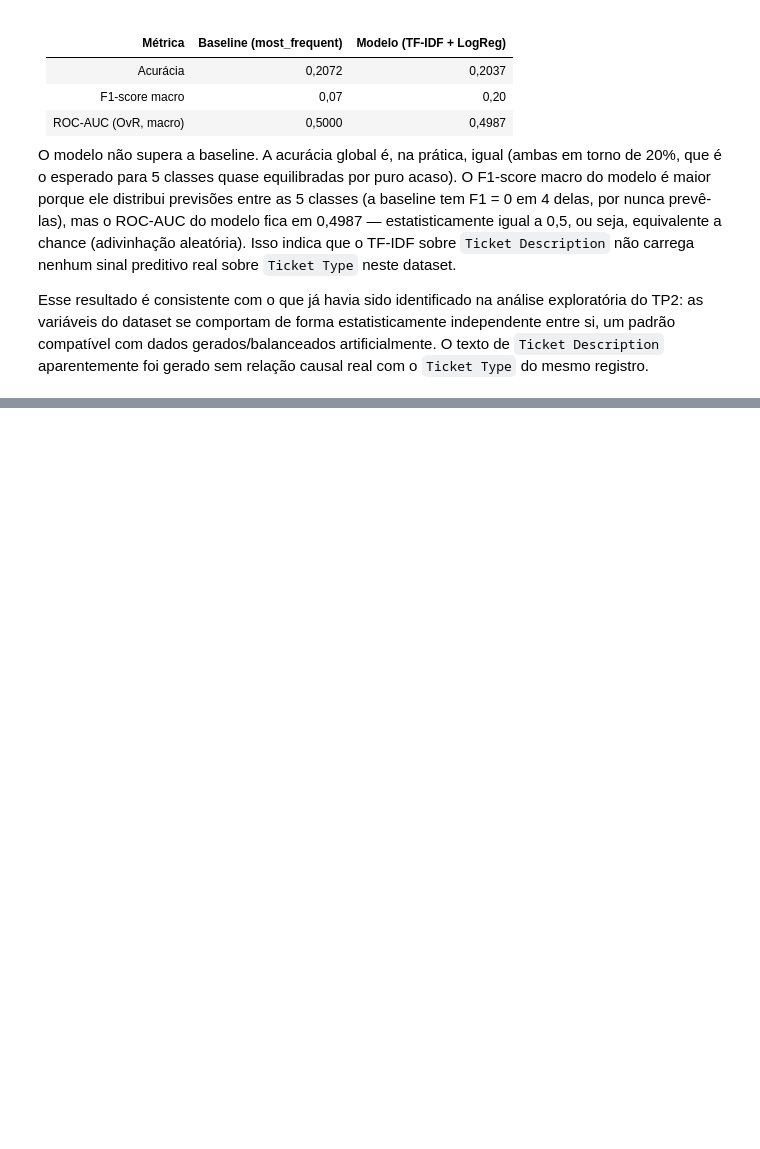
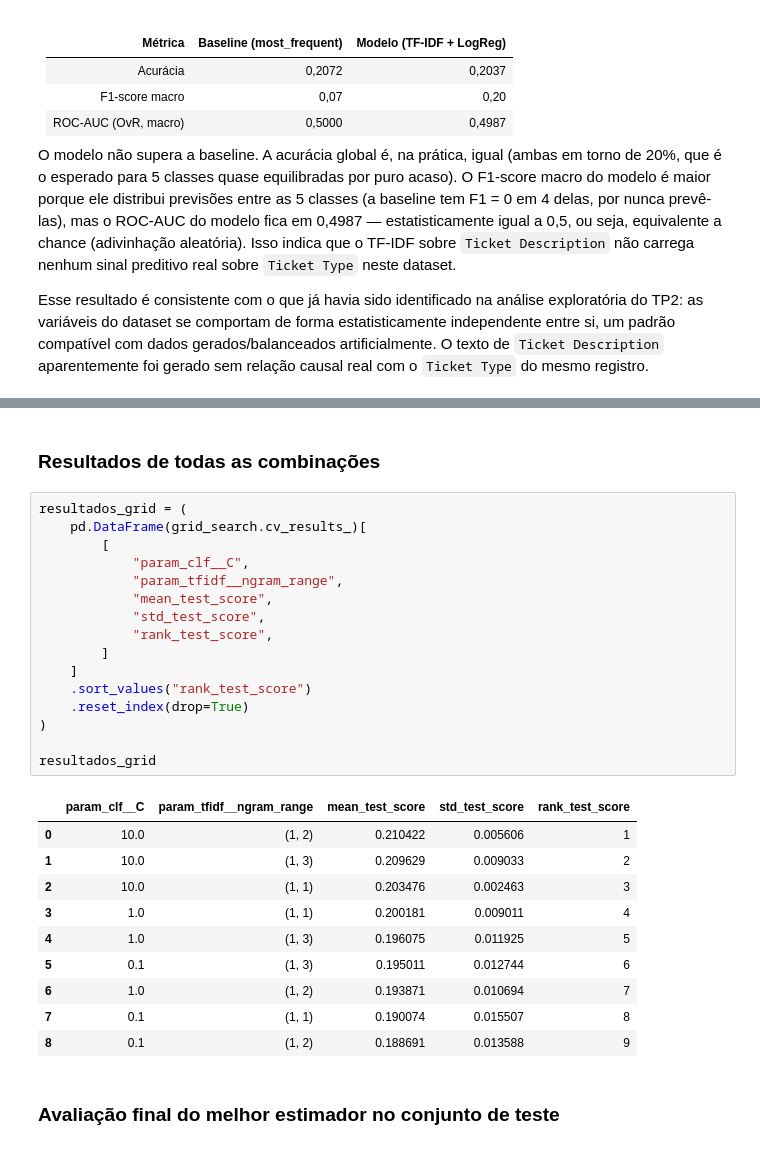
Before and after one commit to CaioRibeiroPereira/caio_paulo_pedro_tp4, a Jupyter notebook: eda/eda_tp4.ipynb, the cells around one changed output, grey strips where cells are left out. Saved outputs shown, nothing was run; the diff lists cells and outputs as text; blank space fills up the shorter version.

Commit message:
Exercício 3 do TP4: Busca de hiperparâmetros com GridSearchCV

```diff
--- a/eda/eda_tp4.ipynb
+++ b/eda/eda_tp4.ipynb
@@ -173,0 +215,31 @@ O pipeline treinado é salvo para uso futuro (integração com a rota `/predict`
+# %% [markdown]
+### Resultados de todas as combinações
+# %%
+resultados_grid = (
+    pd.DataFrame(grid_search.cv_results_)[
+        [
+            "param_clf__C",
+            "param_tfidf__ngram_range",
+            "mean_test_score",
+            "std_test_score",
+            "rank_test_score",
+        ]
+    ]
+    .sort_values("rank_test_score")
+    .reset_index(drop=True)
+)
+
+resultados_grid
+# %% [output]
+|  | param_clf__C | param_tfidf__ngram_range | mean_test_score | std_test_score | rank_test_score |
+| 0 | 10.0 | (1, 2) | 0.210422 | 0.005606 | 1 |
+| 1 | 10.0 | (1, 3) | 0.209629 | 0.009033 | 2 |
+| 2 | 10.0 | (1, 1) | 0.203476 | 0.002463 | 3 |
+| 3 | 1.0 | (1, 1) | 0.200181 | 0.009011 | 4 |
+| 4 | 1.0 | (1, 3) | 0.196075 | 0.011925 | 5 |
+| 5 | 0.1 | (1, 3) | 0.195011 | 0.012744 | 6 |
+| 6 | 1.0 | (1, 2) | 0.193871 | 0.010694 | 7 |
+| 7 | 0.1 | (1, 1) | 0.190074 | 0.015507 | 8 |
+| 8 | 0.1 | (1, 2) | 0.188691 | 0.013588 | 9 |
+# %% [markdown]
+### Avaliação final do melhor estimador no conjunto de teste
```
Also changed, not shown: parts of 10 cells of this notebook, 3 other files.
